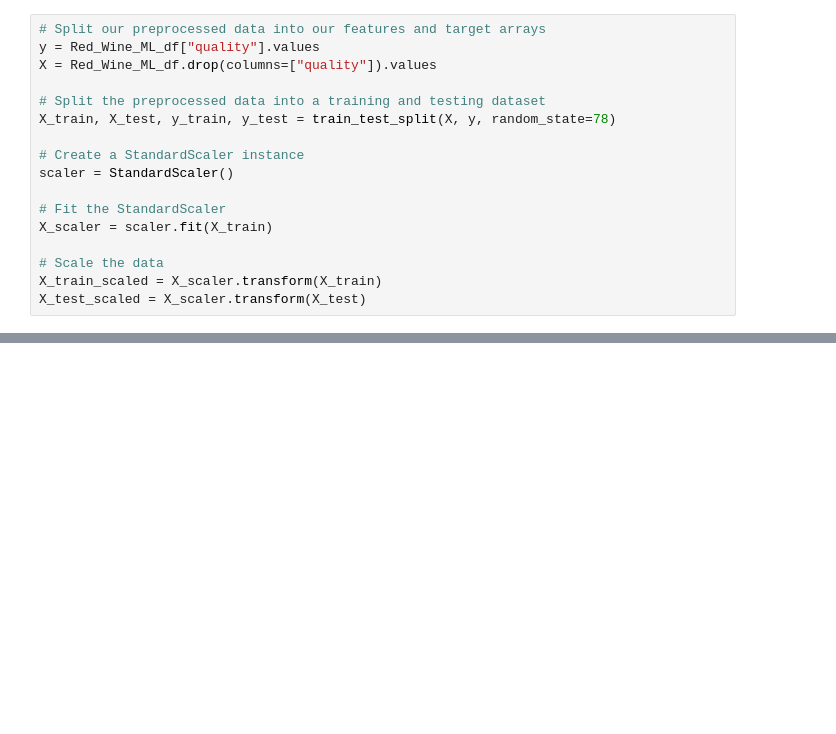
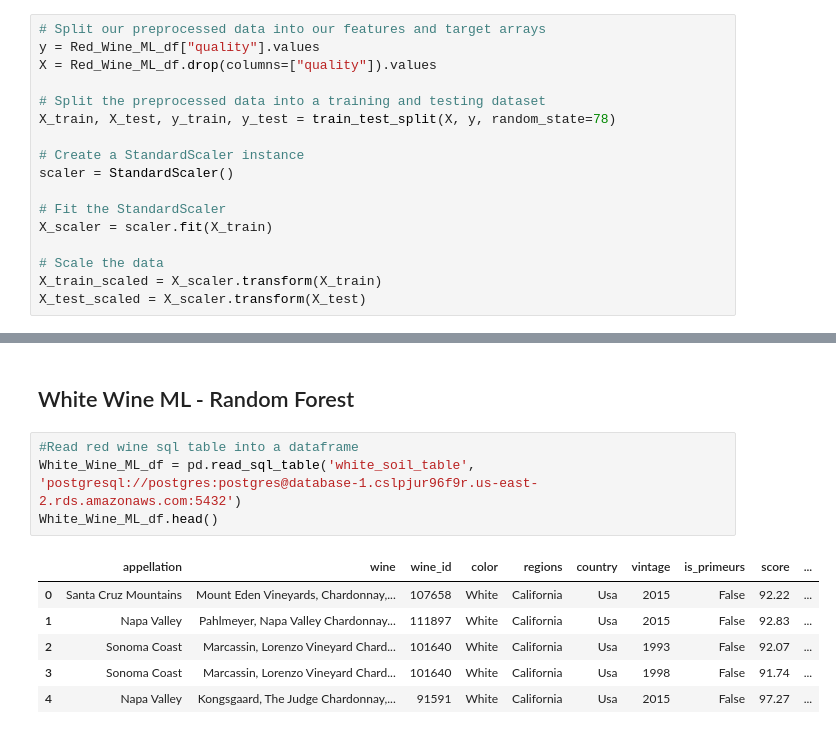
Before and after one commit to ndxn/Partners-in-Wine, a Jupyter notebook: WineML.ipynb, the cells around one changed output, grey strips where cells are left out. Drawn from its saved outputs; the diff is of its cells as text; blank space fills up the shorter version.

```diff
--- a/WineML.ipynb
+++ b/WineML.ipynb
@@ -477,0 +505,13 @@ print(f" Random forest predictive accuracy: {accuracy_score(y_test,y_pred):.3f}"
+# %% [markdown]
+## White Wine ML - Random Forest
+# %%
+#Read red wine sql table into a dataframe
+White_Wine_ML_df = pd.read_sql_table('white_soil_table', 'postgresql://postgres:postgres@database-1.cslpjur96f9r.us-east-2.rds.amazonaws.com:5432')
+White_Wine_ML_df.head()
+# %% [output]
+|  | appellation | wine | wine_id | color | regions | country | vintage | is_primeurs | score | ... |
+| 0 | Santa Cruz Mountains | Mount Eden Vineyards, Chardonnay,... | 107658 | White | California | Usa | 2015 | False | 92.22 | ... |
+| 1 | Napa Valley | Pahlmeyer, Napa Valley Chardonnay... | 111897 | White | California | Usa | 2015 | False | 92.83 | ... |
+| 2 | Sonoma Coast | Marcassin, Lorenzo Vineyard Chard... | 101640 | White | California | Usa | 1993 | False | 92.07 | ... |
+| 3 | Sonoma Coast | Marcassin, Lorenzo Vineyard Chard... | 101640 | White | California | Usa | 1998 | False | 91.74 | ... |
+| 4 | Napa Valley | Kongsgaard, The Judge Chardonnay,... | 91591 | White | California | Usa | 2015 | False | 97.27 | ... |
```
Also changed, not shown: parts of 26 cells of this notebook.
